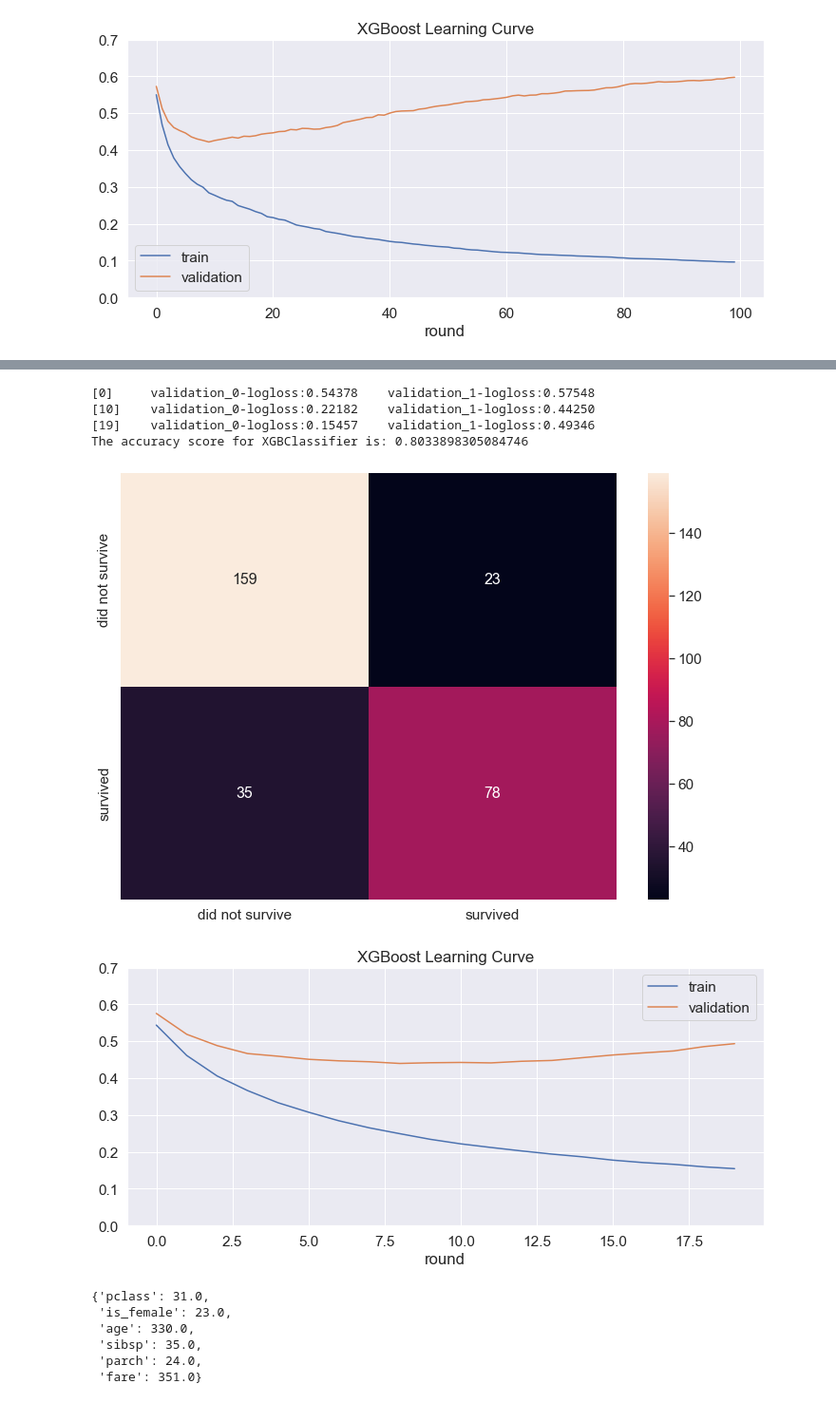
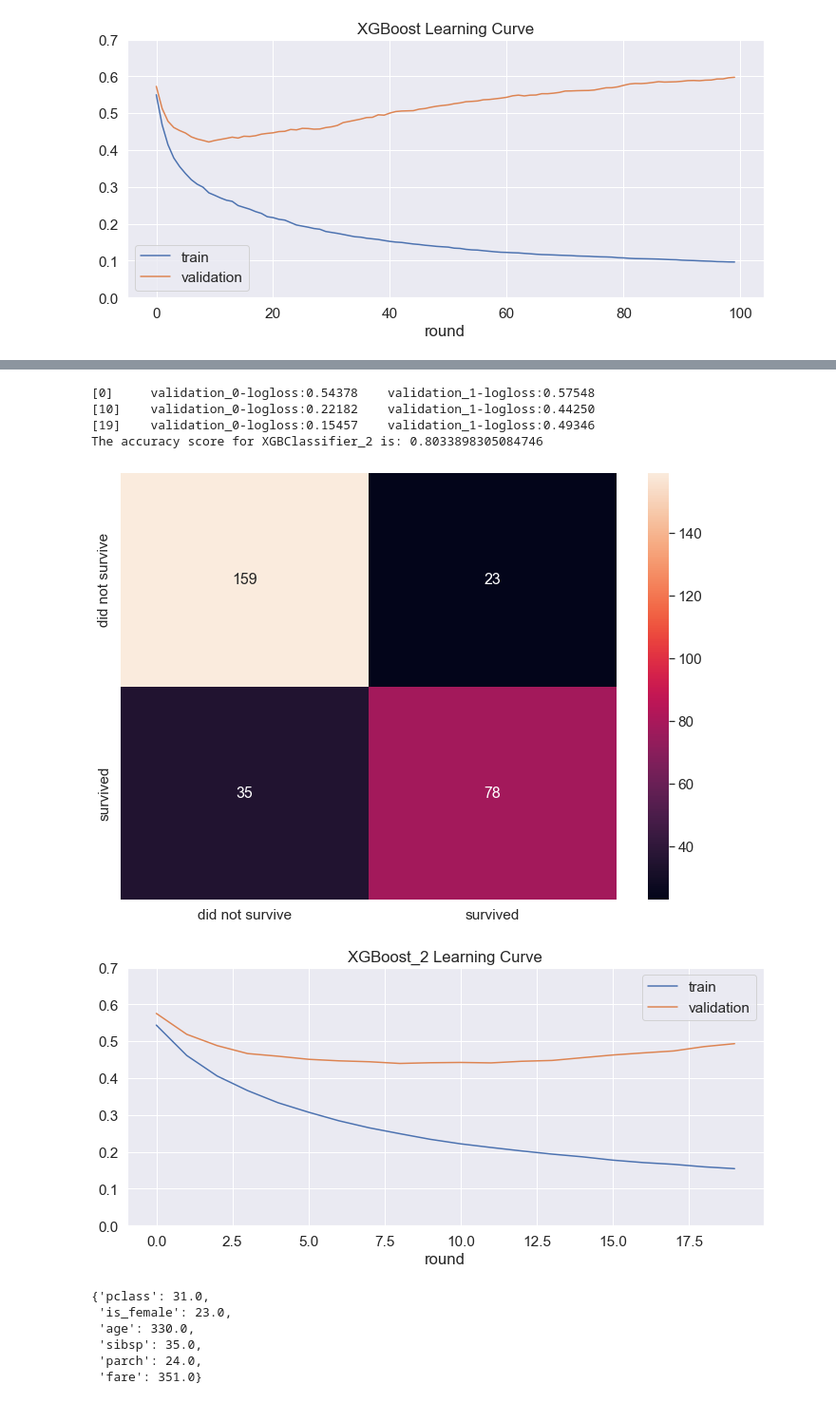
Before and after one commit to educatorsRlearners/trees_forests_boosts, a Jupyter notebook: xgboost.ipynb, the cells around one changed output, grey strips where cells are left out. Shown at 95% size. Drawn from its saved outputs; the diff is of its cells as text; code cells hidden in the pictures.

```diff
--- a/xgboost.ipynb
+++ b/xgboost.ipynb
@@ -170,11 +174,11 @@ params = {'n_estimators': 20,
          'booster': 'gbtree',}
 
 
-# Instatiate a XGBClassifier
-xgb_clf = xgb.XGBClassifier(**params)
+# Instatiate a XGBClassifier2
+xgb_clf_2 = xgb.XGBClassifier(**params)
 
 # Inspect the parameters
-xgb_clf.get_params()
+xgb_clf_2.get_params()
 # %% [output]
 {'objective': 'binary:logistic',
  'use_label_encoder': False,
@@ -194,16 +198,16 @@ xgb_clf.get_params()
  'verbosity': None,
  'eval_metric': 'logloss'}
 # %%
-xgb_clf.fit(X_train,
+xgb_clf_2.fit(X_train,
             y_train,
             eval_set=[(X_train, y_train),
                       (X_test, y_test)],
             eval_metric='logloss',
             verbose=10)
 
-preds = xgb_clf.predict(X_test)
+preds = xgb_clf_2.predict(X_test)
 
-print(f'The accuracy score for XGBClassifier is:', xgb_clf.score(X_test,y_test))
+print(f'The accuracy score for XGBClassifier_2 is:', xgb_clf_2.score(X_test,y_test))
 
 cm_array = confusion_matrix(y_test, preds, labels=[0,1])
 
@@ -220,25 +224,25 @@ sns.heatmap(df_cm, annot=True, fmt='d', annot_kws={"size": 16}); # font size
 [0]     validation_0-logloss:0.54378    validation_1-logloss:0.57548
 [10]    validation_0-logloss:0.22182    validation_1-logloss:0.44250
 [19]    validation_0-logloss:0.15457    validation_1-logloss:0.49346
-The accuracy score for XGBClassifier is: 0.8033898305084746
+The accuracy score for XGBClassifier_2 is: 0.8033898305084746
 [figure]
 # %%
 #Plot the Learning Curve
-evals_result = xgb_clf.evals_result()
+evals_result = xgb_clf_2.evals_result()
 
 train_errors = evals_result['validation_0']['logloss']
 
 validation_errors = evals_result['validation_1']['logloss']
 
 df = pd.DataFrame([train_errors, validation_errors]).T
 
 df.columns = ['train', 'validation']
 
 df.index.name = 'round'
 
-df.plot(title='XGBoost Learning Curve', ylim=(0, 0.7), figsize=(12, 5));
+df.plot(title='XGBoost_2 Learning Curve', ylim=(0, 0.7), figsize=(12, 5));
 # %% [output]
-[figure, old version]
+[figure, new version]
 # %%
 # Visualizing the importance of the features
 xgb_clf.get_booster().get_score(importance_type='weight')
```
Also changed, not shown: parts of 3 cells of this notebook.
